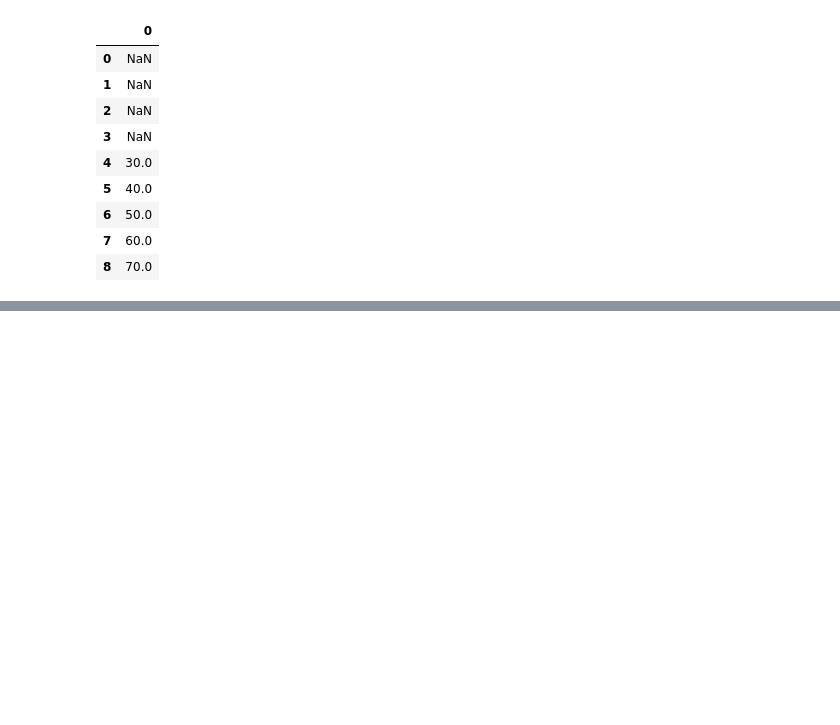
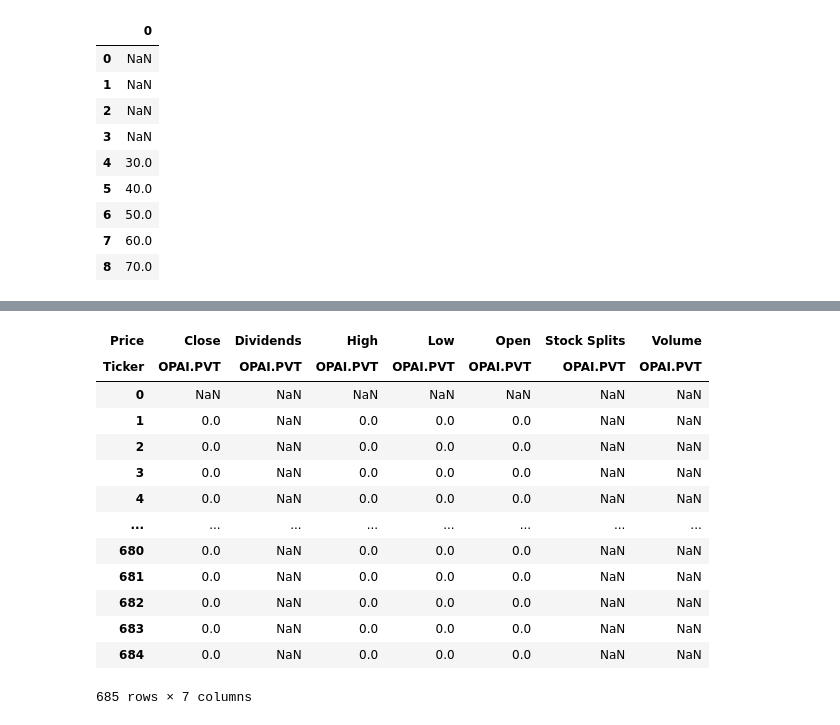
Before and after one commit to murigugitonga/stock_price_predictor, a Jupyter notebook: predictor.ipynb, the cells around one changed output, grey strips where cells are left out. Cells and saved outputs as stored; diff of their text form; code cells hidden in the pictures; blank space fills up the shorter version.

```diff
--- a/predictor.ipynb
+++ b/predictor.ipynb
@@ -180,0 +228,17 @@ df01.rolling(5).mean()
+# %%
+df.pct_change()
+# %% [output]
+| Price | Close | Dividends | High | Low | Open | Stock Splits | Volume |
+| Ticker | OPAI.PVT | OPAI.PVT | OPAI.PVT | OPAI.PVT | OPAI.PVT | OPAI.PVT | OPAI.PVT |
+| 0 | NaN | NaN | NaN | NaN | NaN | NaN | NaN |
+| 1 | 0.0 | NaN | 0.0 | 0.0 | 0.0 | NaN | NaN |
+| 2 | 0.0 | NaN | 0.0 | 0.0 | 0.0 | NaN | NaN |
+| 3 | 0.0 | NaN | 0.0 | 0.0 | 0.0 | NaN | NaN |
+| 4 | 0.0 | NaN | 0.0 | 0.0 | 0.0 | NaN | NaN |
+| ... | ... | ... | ... | ... | ... | ... | ... |
+| 680 | 0.0 | NaN | 0.0 | 0.0 | 0.0 | NaN | NaN |
+| 681 | 0.0 | NaN | 0.0 | 0.0 | 0.0 | NaN | NaN |
+| 682 | 0.0 | NaN | 0.0 | 0.0 | 0.0 | NaN | NaN |
+| 683 | 0.0 | NaN | 0.0 | 0.0 | 0.0 | NaN | NaN |
+| 684 | 0.0 | NaN | 0.0 | 0.0 | 0.0 | NaN | NaN |
+685 rows × 7 columns
```
Also changed, not shown: parts of 24 cells of this notebook.
